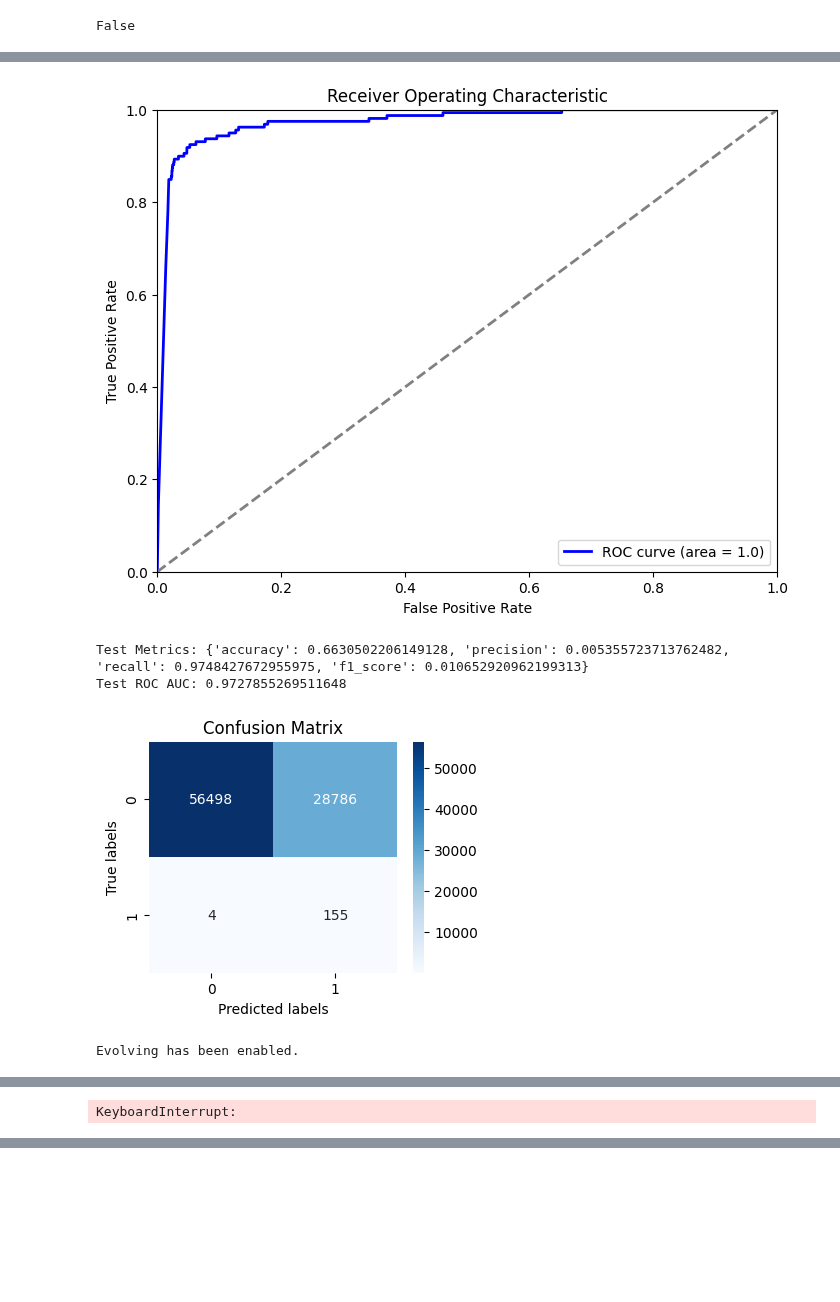
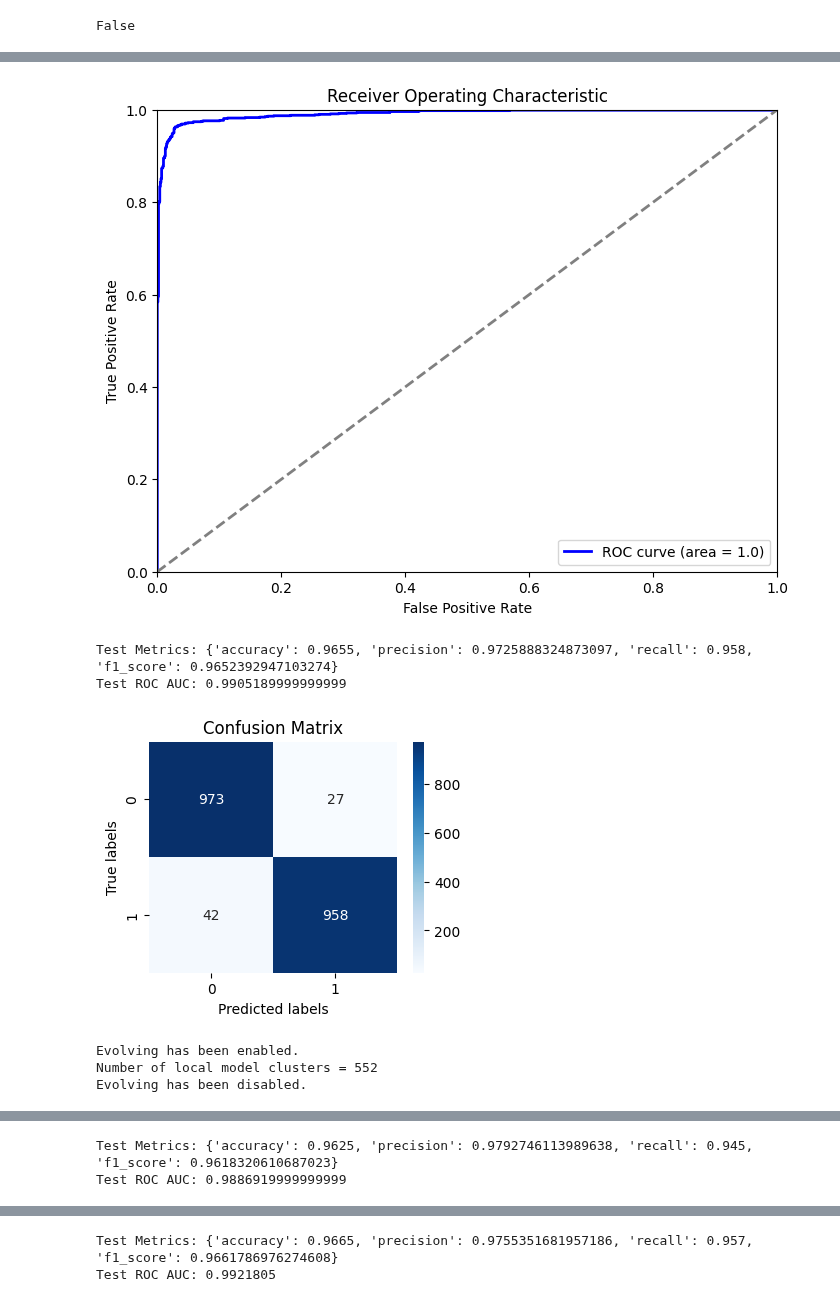
Before and after one commit to mihaozbot/eGAUSSp_Python, a Jupyter notebook: credit_fraud_experiment.ipynb, the cells around one changed output, grey strips where cells are left out. Drawn from its saved outputs; the diff is of its cells as text; code cells hidden in the pictures; blank space fills up the shorter version.

```diff
--- a/credit_fraud_experiment.ipynb
+++ b/credit_fraud_experiment.ipynb
@@ -134,7 +131,7 @@ def run_experiment(num_clients, num_rounds, clients_data, test_data):
     # Initialize a list to store the metrics for each round
     round_metrics = []
 
-    if False:
+    if True:
         # Assuming models and client_data are already defined
         #for client_idx, client_model in enumerate(local_models)
         model = local_models[0]
@@ -154,13 +151,13 @@ def run_experiment(num_clients, num_rounds, clients_data, test_data):
         #train_models_in_threads(local_models, clients_data)
         for local_model, client_data in zip(local_models, clients_data):
             train_supervised(local_model, client_data)
-
-            all_scores, pred_max, _ = test_model_in_batches(local_model, test_data)
-            binary = calculate_metrics(pred_max, test_data, "binary")
-            roc_auc = calculate_roc_auc(all_scores, test_data)
+            print(f"Number of local model clusters = {sum(local_model.n[0:local_model.c]> local_model.kappa_n)}")
+            all_scores, pred_max, _ = test_model_in_batches(local_model, client_data)
+            binary = calculate_metrics(pred_max, client_data, "binary")
+            roc_auc = calculate_roc_auc(all_scores, client_data)
             print(f"Test Metrics: {binary}")
             print(f"Test ROC AUC: {roc_auc}")
-            plot_confusion_matrix(pred_max, test_data)
+            plot_confusion_matrix(pred_max, client_data)
 
         # Update federated model with local models
         for client_idx, client_model in enumerate(local_models):
@@ -169,15 +166,14 @@ def run_experiment(num_clients, num_rounds, clients_data, test_data):
 
             aggregated_model.federal_agent.merge_model_privately(client_model, client_model.kappa_n)
             print(f"Number of agreggated clusters after transfer = {sum(aggregated_model.n[0:aggregated_model.c]> aggregated_model.kappa_n)}")
-            aggregated_model.federal_agent.federated_merging()
-            print(f"Number of federated clusters after merging = {sum(aggregated_model.n[0:federated_model.c]> federated_model.kappa_n)}")
 
+        aggregated_model.federal_agent.federated_merging()
+        print(f"Number of agreggated clusters after merging = {sum(aggregated_model.n[0:aggregated_model.c]> aggregated_model.kappa_n)}")
 
 
         #client_model.score = 0*client_model.score
         #aggregated_model.S_glo = client_model.S_glo
         #aggregated_model.mu_glo = client_model.mu_glo
-
         '''
         if round>1:
             with torch.no_grad():
@@ -225,7 +221,7 @@ def run_experiment(num_clients, num_rounds, clients_data, test_data):
             #local_models[client_idx] = federated_model
 
             local_models[client_idx].federal_agent.merge_model_privately(federated_model, federated_model.kappa_n)
-            #local_models[client_idx].score = torch.zeros_like(local_models[client_idx].score)
+            local_models[client_idx].score = torch.zeros_like(local_models[client_idx].score)
 
             '''
             # Return the updated federated model to each client
@@ -250,7 +246,7 @@ def run_experiment(num_clients, num_rounds, clients_data, test_data):
 # %%
 # List of client counts and data configuration indices
 client_counts = [3, 10]
-data_config_indices = [3]  # Replace with your actual data configuration indices
+data_config_indices = [1, 3, 1]  # Replace with your actual data configuration indices
 
 # Assuming local_models, client_train, federated_model, and test_data are already defined
 # Number of communication rounds
@@ -260,21 +256,15 @@ experiments = []
 for num_clients in client_counts:
     for data_config_index in data_config_indices:
         if data_config_index == 1:
-            proportion = 1
-            data_partitioned = balance_dataset(data, proportion)
-            X = data_partitioned.iloc[:, :-1].values
-            y = data_partitioned.iloc[:, -1].values
-            client_train, test_data, all_data = prepare_dataset(X, y, num_clients, smote = False)
-        if data_config_index == 2:
-            proportion = 10
-            data_partitioned = balance_dataset(data, proportion)
-            X = data_partitioned.iloc[:, :-1].values
-            y = data_partitioned.iloc[:, -1].values
-            client_train, test_data, all_data = prepare_dataset(X, y, num_clients, smote = False)
+            X = data.iloc[:, :-1].values
+            y = data.iloc[:, -1].values
+            client_train, test_data, all_data = prepare_dataset(X, y, num_clients, balance = 'smote_random')
+            #'random', 'centroids', 'nearmiss', 'enn', 'smote'
+
         if data_config_index == 3:
             X = data.iloc[:, :-1].values
             y = data.iloc[:, -1].values
-            client_train, test_data, all_data = prepare_dataset(X, y, num_clients, smote = False)
+            client_train, test_data, all_data = prepare_dataset(X, y, num_clients,balance = 'smote')
 
         display_dataset_split(client_train, test_data)
 
@@ -298,6 +291,8 @@ Evolving has been enabled.
 Evolving has been disabled.
-[figure, old version]
+[figure, new version]
-Test Metrics: {'accuracy': 0.6630502206149128, 'precision': 0.005355723713762482, 'recall': 0.9748427672955975, 'f1_score': 0.010652920962199313}
-Test ROC AUC: 0.9727855269511648
+Test Metrics: {'accuracy': 0.9655, 'precision': 0.9725888324873097, 'recall': 0.958, 'f1_score': 0.9652392947103274}
+Test ROC AUC: 0.9905189999999999
-[figure, old version]
+[figure, new version]
 Evolving has been enabled.
+Number of local model clusters = 552
+Evolving has been disabled.
@@ -304 +300,2 @@ Evolving has been enabled.
-KeyboardInterrupt:
+Test Metrics: {'accuracy': 0.9625, 'precision': 0.9792746113989638, 'recall': 0.945, 'f1_score': 0.9618320610687023}
+Test ROC AUC: 0.9886919999999999
@@ -304,0 +309,2 @@ KeyboardInterrupt:
+Test Metrics: {'accuracy': 0.9665, 'precision': 0.9755351681957186, 'recall': 0.957, 'f1_score': 0.9661786976274608}
+Test ROC AUC: 0.9921805
```
Also changed, not shown: parts of 3 cells of this notebook, 7 other files.
